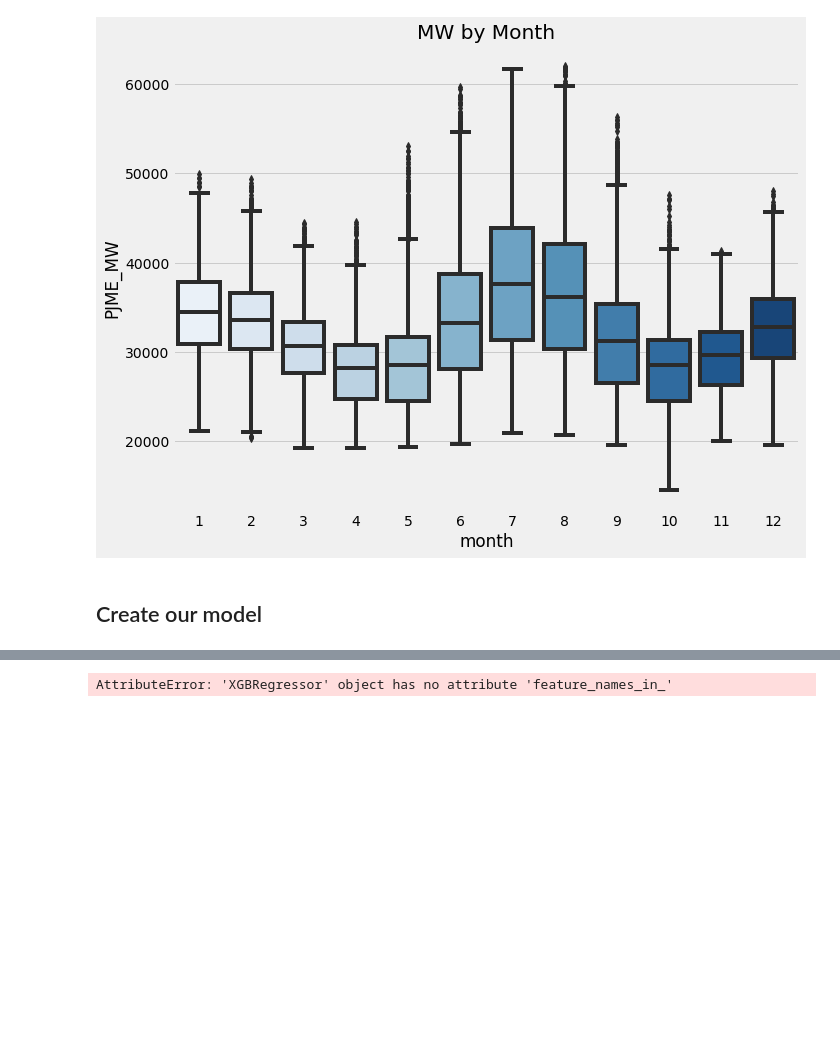
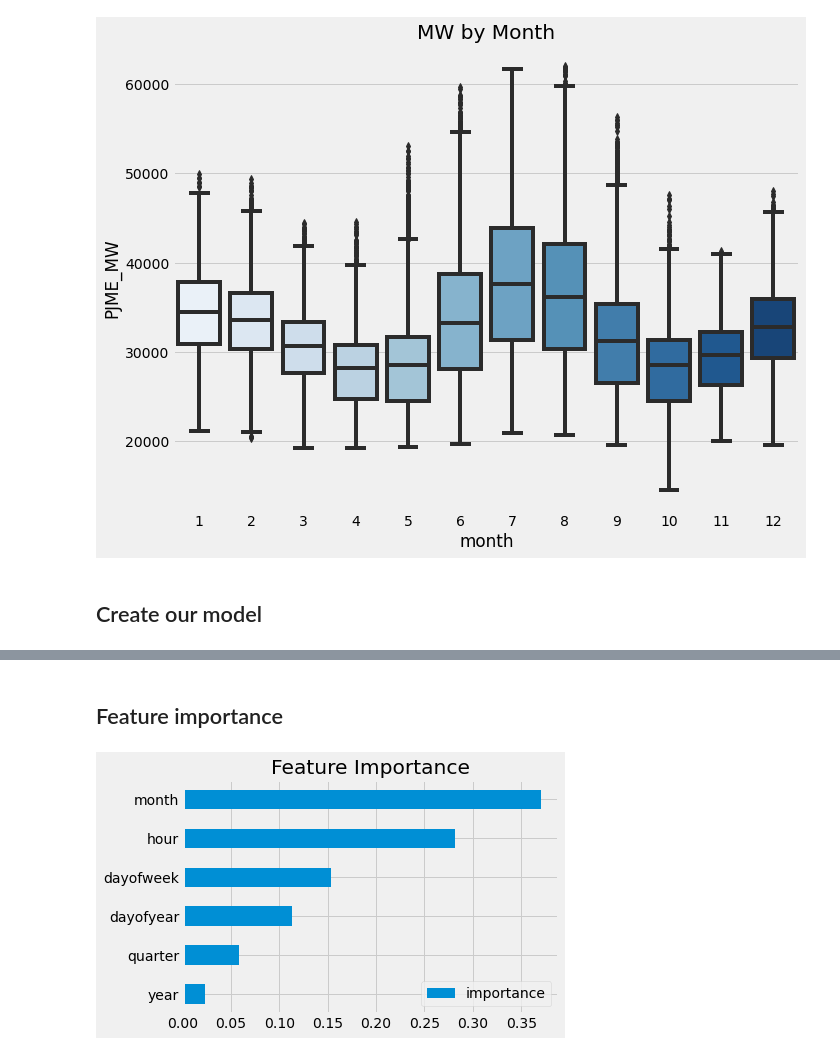
Before and after one commit to jonvis23/Time-Series-Forecasting-with-ML, a Jupyter notebook: Model.ipynb, the cells around one changed output, grey strips where cells are left out. Saved outputs shown, nothing was run; the diff lists cells and outputs as text; code cells hidden in the pictures; blank space fills up the shorter version.

```diff
--- a/Model.ipynb
+++ b/Model.ipynb
@@ -164,13 +164,14 @@ XGBRegressor(base_score=0.5, booster='gbtree', colsample_bylevel=1,
              num_parallel_tree=1, objective='reg:linear', random_state=0,
              reg_alpha=0, reg_lambda=1, scale_pos_weight=1, subsample=1,
              tree_method='exact', validate_parameters=1, verbosity=None)
+# %% [markdown]
+## Feature importance
 # %%
-##Feature importance
 
 fi = pd.DataFrame(data=reg.feature_importances_,
-             index=reg.feature_names_in_,
+             index=reg.get_booster().feature_names,
              columns=['importance'])
 fi.sort_values('importance').plot(kind='barh', title='Feature Importance')
 plt.show()
 # %% [output]
-AttributeError: 'XGBRegressor' object has no attribute 'feature_names_in_'
+[figure, added]
```
Also changed, not shown: parts of 5 cells of this notebook.
